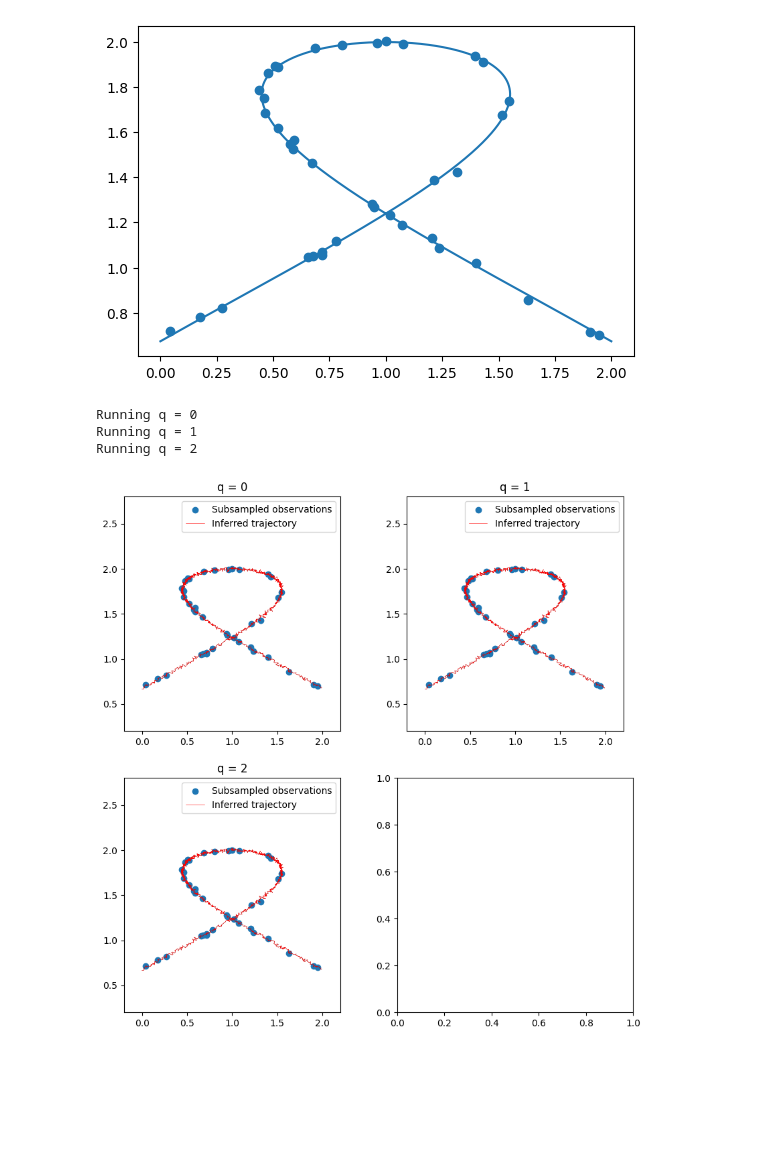
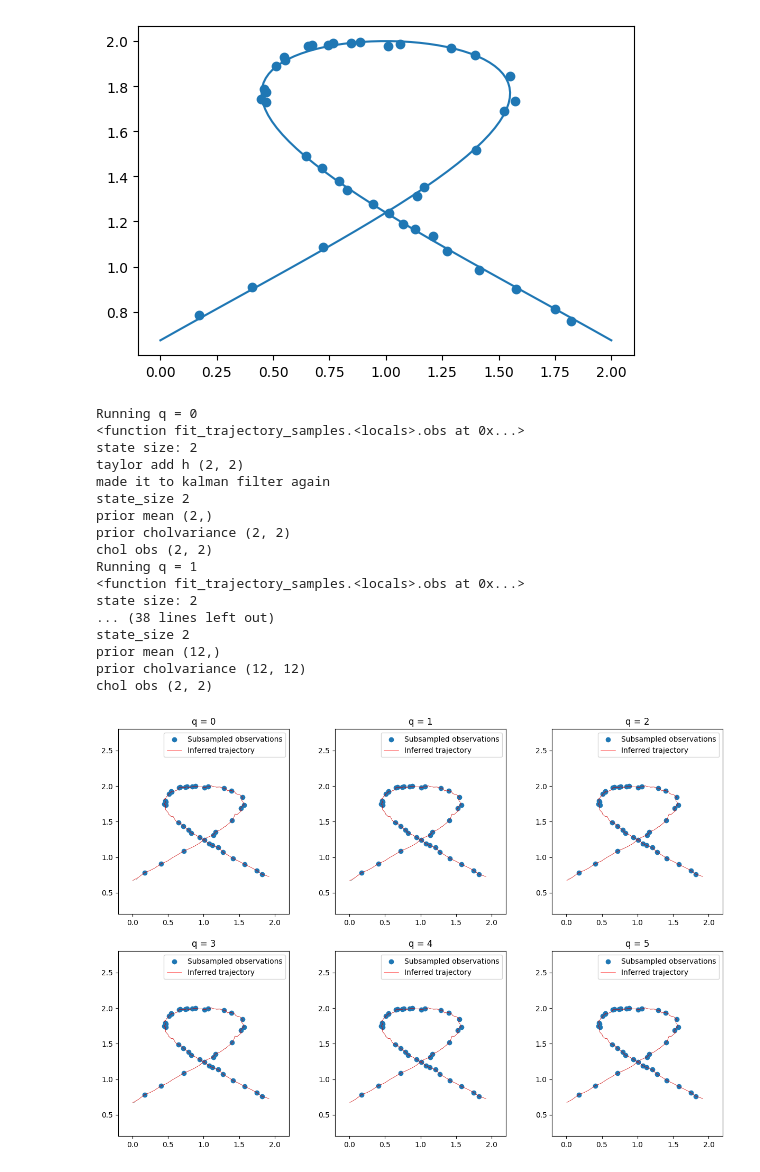
Before and after one commit to Whatisthisname/probabilistic-PDE-solver-on-manifold, a Jupyter notebook: app/test_kf.ipynb, the cells around one changed output. Drawn from its saved outputs; the diff is of its cells as text; code cells hidden in the pictures; blank space fills up the shorter version.

```diff
--- a/app/test_kf.ipynb
+++ b/app/test_kf.ipynb
@@ -4,8 +4,9 @@ import jax.numpy as jnp
 import matplotlib.pyplot as plt
 
 jax.config.update("jax_enable_x64", True)
+timesteps = 100
 
-times = jnp.linspace(0, 1, 1000)
+times = jnp.linspace(0, 1, timesteps)
 x_positions = jnp.sin(times * 2 * jnp.pi) + 2 * times
 y_positions = jnp.exp(-((0.5 + -times) ** 2)) * 6 - 4
 
@@ -14,11 +15,11 @@ ax.set_aspect("equal")
 ax.plot(x_positions, y_positions, label="True trajectory")
 samples = (
     jnp.stack([x_positions, y_positions], axis=1)
-    + jax.random.normal(jax.random.PRNGKey(0), (1000, 2)) * 0.01
+    + jax.random.normal(jax.random.PRNGKey(0), (timesteps, 2)) * 0.01
 )
 
 n_samples = 40
-samples_idx = jax.random.permutation(jax.random.PRNGKey(2), jnp.arange(1000))[
+samples_idx = jax.random.permutation(jax.random.PRNGKey(2), jnp.arange(timesteps))[
     :n_samples
 ]
 
@@ -28,14 +29,15 @@ ax.scatter(
     label="Subsampled observations",
 )
 # convert to mask
-mask = jnp.ones(1000).astype(bool)
+
+mask = jnp.ones(timesteps).astype(bool)
 mask = mask.at[samples_idx].set(True)
 mask = mask.at[::3].set(True)
 mask = mask.at[0].set(False)
 mask = mask.at[-2].set(True)
 mask = mask.at[-1].set(True)
 # %% [output]
-[figure, old version]
+[figure, new version]
 # %%
 from probabilistic_numerics import kalman_filter as pn
 
@@ -44,8 +46,7 @@ def fit_trajectory_samples(q, ax):
     state = 2
     initial_mean = jnp.zeros(((1 + q) * state,))
     initial_mean = initial_mean.at[:2].set(samples[0])
-    timesteps = 1000
-    delta = 1 / timesteps
+    delta = 1 / (timesteps - 1)
 
     def obs(state, time, step):
         sample = samples[step]
@@ -54,10 +55,11 @@ def fit_trajectory_samples(q, ax):
     samples_, means, stds = pn.solve_nonlinear_IVP(
         prior_matrix=-jnp.eye(state),
         initial_mean=initial_mean,
+        initial_cov_diag=jnp.zeros_like(initial_mean),
         derivatives=q,
-        timesteps=timesteps,
+        n_solution_points=timesteps,
         delta_time=delta,
-        prior="heat",
+        prior_type="heat",
         observation_function=obs,
         update_indicator=mask,
         observation_uncertainty=jnp.eye(state) * 0,
@@ -73,36 +75,50 @@ def fit_trajectory_samples(q, ax):
         )
     ax.scatter(
         samples[samples_idx][:, 0],
         samples[samples_idx][:, 1],
         label="Subsampled observations",
     )
     ax.set_aspect("equal")
     ax.plot(
         means[:, 0],
         means[:, 1],
         label="Inferred trajectory",
         color="r",
         linewidth=0.4,
     )
 
     ax.set_xlim(-0.2, 2.2)
     ax.set_ylim(0.2, 2.8)
     ax.legend()
 
 
-qs = [0, 1, 2, 3, 4, 5, 6, 7, 8, 9][:3]
+qs = [0, 1, 2, 3, 4, 5, 6, 7, 8, 9][:6]
 width = int(jnp.ceil(jnp.sqrt(len(qs))))
 height = int(jnp.ceil(len(qs) / width))
 fig, ax = plt.subplots(height, width, figsize=(5 * width, 5 * height))
 for q, ax in zip(qs, ax.flatten()):
     print(f"Running q = {q}")
     ax.set_title(f"q = {q}")
     fit_trajectory_samples(q, ax)
 # %% [output]
 Running q = 0
+<function fit_trajectory_samples.<locals>.obs at 0x...>
+state size: 2
+taylor add h (2, 2)
+made it to kalman filter again
+state_size 2
+prior mean (2,)
+prior cholvariance (2, 2)
+chol obs (2, 2)
 Running q = 1
-Running q = 2
+<function fit_trajectory_samples.<locals>.obs at 0x...>
+state size: 2
+... (38 lines left out)
+state_size 2
+prior mean (12,)
+prior cholvariance (12, 12)
+chol obs (2, 2)
-[figure, old version]
+[figure, new version]
 # %%
 from probabilistic_numerics import kalman_filter as pn
 from diffrax import diffeqsolve, ODETerm, SaveAt, PIDController, Kvaerno5
```
Also changed, not shown: parts of 3 cells of this notebook, 15 other files.
